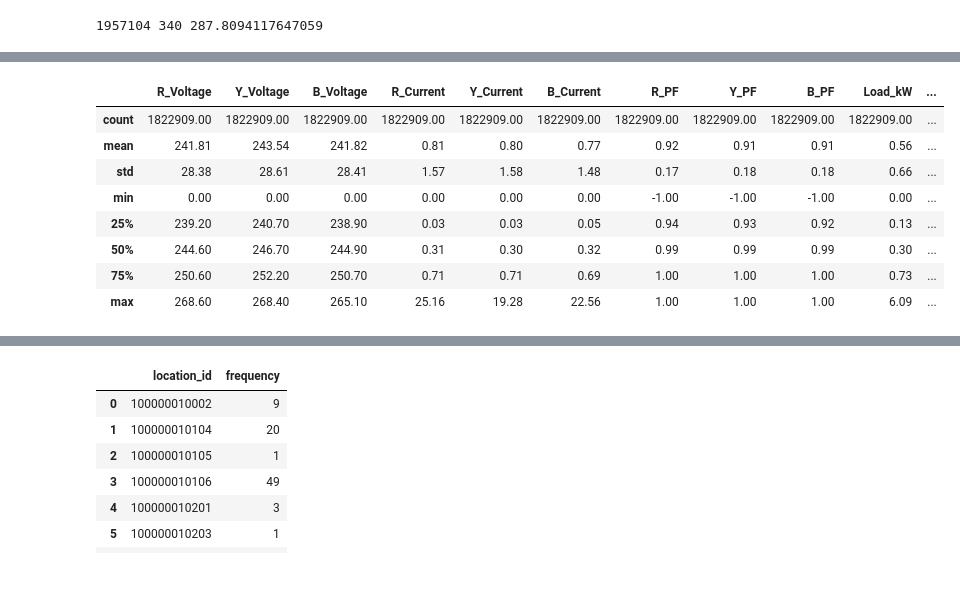
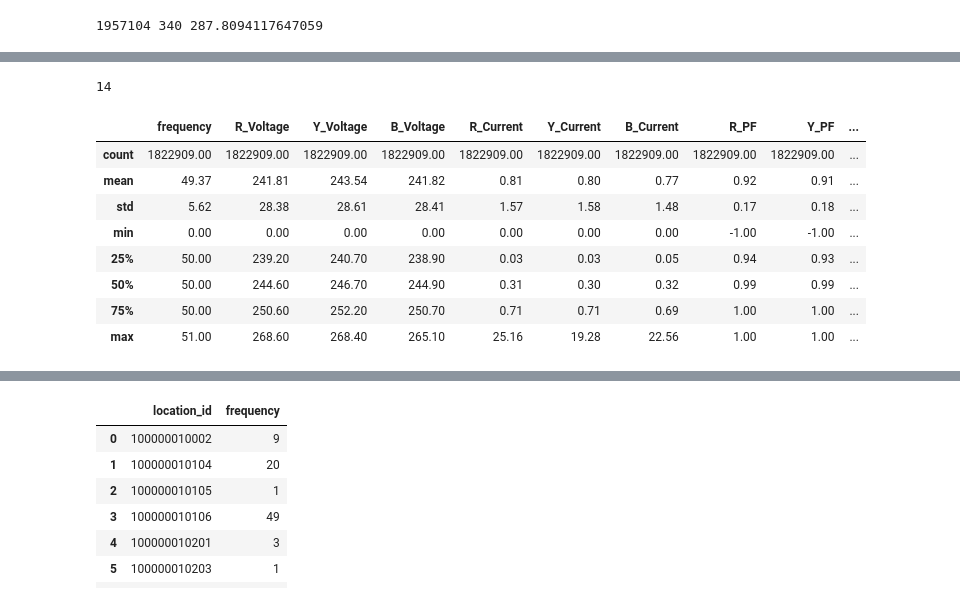
Before and after one commit to Harshvardhan1407/TensorFlow, a Jupyter notebook: load_prediction.ipynb, the cells around one changed output, grey strips where cells are left out. Drawn from its saved outputs; the diff is of its cells as text; code cells hidden in the pictures.

```diff
--- a/load_prediction.ipynb
+++ b/load_prediction.ipynb
@@ -110,8 +109,8 @@ def data_cleaning_and_validation(df=None):
     return df
 # %%
 data_path = r"C:\Users\HARSH/Downloads/output.csv"
-data = data_ingestion_npcl(data_path=data_path)
-data = data_cleaning_and_validation(df=data)
+df = data_ingestion_npcl(data_path=data_path)
+data = data_cleaning_and_validation(df)
 # %% [output]
 stats at starting:
  total data points: 2048573,
@@ -149,2 +226,3 @@ data
 # %%
-data['consumption_level'] = 0
+data.loc[:,'consumption_level'] = 0
+data
@@ -186,9 +267,15 @@ data.describe()
 # %%
-df = data.copy()
-for id , dt1 in df[df['Load_kW']>3].groupby('location_id'):
+df1 = data.copy()
+i=0
+for id , dt1 in df1[df1['Load_kW']>3].groupby('location_id'):
     if len(dt1)>threshold:
         data.loc[data['location_id']==id,'consumption_level']=1
-        print(f"{id},{len(dt1)}")
+        i+=1
+        # print(f"{id},{len(dt1)}")
+    if len(dt1)>(threshold*2):
+        data.loc[data['location_id']==id,'consumption_level']=2
+        # print(f"{id},{len(dt1)}")
+print(i)
         # data[data['location_id']==id]['Load_kW'].plot()
         # plt.title((id))
         # plt.show()
@@ -213,14 +284,19 @@ for id , dt1 in df[df['Load_kW']>3].groupby('location_id'):
+# %%
+data[data['consumption_level']==1]['location_id'].nunique()
+# %% [output]
+14
 # %%
 df3 = data[data['consumption_level']==0]#['location_id'].nunique()
 # df3.describe()[:,3:]
-df3.iloc[:, 3:14].describe()
+df3.iloc[:, 2:14].describe()
+# df3
 # %% [output]
-|  | R_Voltage | Y_Voltage | B_Voltage | R_Current | Y_Current | B_Current | R_PF | Y_PF | B_PF | Load_kW | ... |
-| count | 1822909.00 | 1822909.00 | 1822909.00 | 1822909.00 | 1822909.00 | 1822909.00 | 1822909.00 | 1822909.00 | 1822909.00 | 1822909.00 | ... |
-| mean | 241.81 | 243.54 | 241.82 | 0.81 | 0.80 | 0.77 | 0.92 | 0.91 | 0.91 | 0.56 | ... |
-| std | 28.38 | 28.61 | 28.41 | 1.57 | 1.58 | 1.48 | 0.17 | 0.18 | 0.18 | 0.66 | ... |
-| min | 0.00 | 0.00 | 0.00 | 0.00 | 0.00 | 0.00 | -1.00 | -1.00 | -1.00 | 0.00 | ... |
-| 25% | 239.20 | 240.70 | 238.90 | 0.03 | 0.03 | 0.05 | 0.94 | 0.93 | 0.92 | 0.13 | ... |
-| 50% | 244.60 | 246.70 | 244.90 | 0.31 | 0.30 | 0.32 | 0.99 | 0.99 | 0.99 | 0.30 | ... |
-| 75% | 250.60 | 252.20 | 250.70 | 0.71 | 0.71 | 0.69 | 1.00 | 1.00 | 1.00 | 0.73 | ... |
-| max | 268.60 | 268.40 | 265.10 | 25.16 | 19.28 | 22.56 | 1.00 | 1.00 | 1.00 | 6.09 | ... |
+|  | frequency | R_Voltage | Y_Voltage | B_Voltage | R_Current | Y_Current | B_Current | R_PF | Y_PF | ... |
+| count | 1822909.00 | 1822909.00 | 1822909.00 | 1822909.00 | 1822909.00 | 1822909.00 | 1822909.00 | 1822909.00 | 1822909.00 | ... |
+| mean | 49.37 | 241.81 | 243.54 | 241.82 | 0.81 | 0.80 | 0.77 | 0.92 | 0.91 | ... |
+| std | 5.62 | 28.38 | 28.61 | 28.41 | 1.57 | 1.58 | 1.48 | 0.17 | 0.18 | ... |
+| min | 0.00 | 0.00 | 0.00 | 0.00 | 0.00 | 0.00 | 0.00 | -1.00 | -1.00 | ... |
+| 25% | 50.00 | 239.20 | 240.70 | 238.90 | 0.03 | 0.03 | 0.05 | 0.94 | 0.93 | ... |
+| 50% | 50.00 | 244.60 | 246.70 | 244.90 | 0.31 | 0.30 | 0.32 | 0.99 | 0.99 | ... |
+| 75% | 50.00 | 250.60 | 252.20 | 250.70 | 0.71 | 0.71 | 0.69 | 1.00 | 1.00 | ... |
+| max | 51.00 | 268.60 | 268.40 | 265.10 | 25.16 | 19.28 | 22.56 | 1.00 | 1.00 | ... |
```
Also changed, not shown: parts of 16 cells of this notebook.
